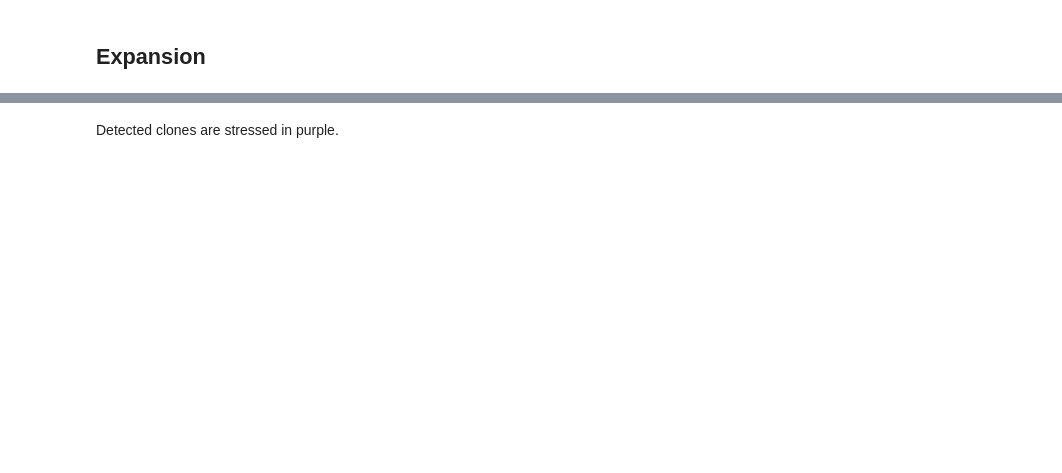
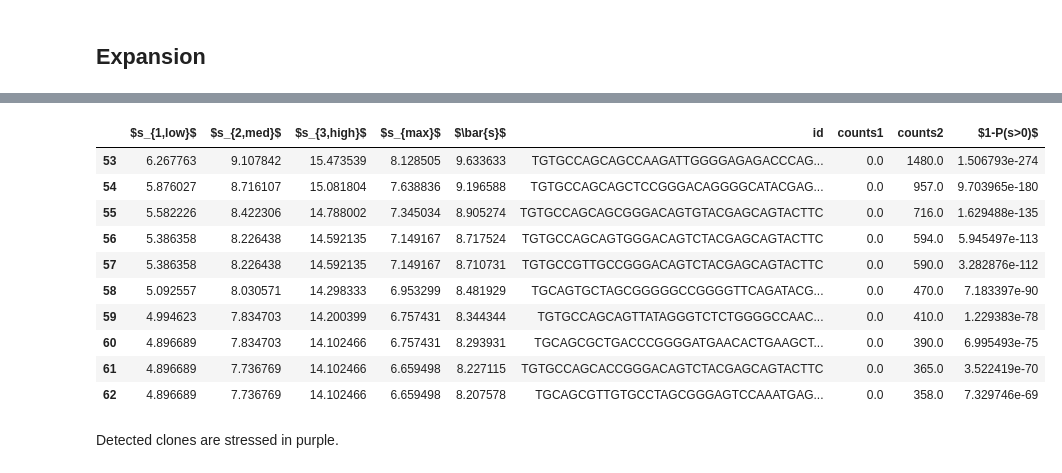
Before and after one commit to statbiophys/NoisET, a Jupyter notebook: NoisET example - Detection of responding clones.ipynb, the cells around one changed output, grey strips where cells are left out. Saved outputs shown, nothing was run; the diff lists cells and outputs as text; code cells hidden in the pictures; blank space fills up the shorter version.

```diff
--- a/NoisET example - Detection of responding clones.ipynb
+++ b/NoisET example - Detection of responding clones.ipynb
@@ -122,3 +85,17 @@ table_expansion
+# %%
+table[:10]
+# %% [output]
+|  | $s_{1,low}$ | $s_{2,med}$ | $s_{3,high}$ | $s_{max}$ | $\bar{s}$ | id | counts1 | counts2 | $1-P(s>0)$ |
+| 53 | 6.267763 | 9.107842 | 15.473539 | 8.128505 | 9.633633 | TGTGCCAGCAGCCAAGATTGGGGAGAGACCCAG... | 0.0 | 1480.0 | 1.506793e-274 |
+| 54 | 5.876027 | 8.716107 | 15.081804 | 7.638836 | 9.196588 | TGTGCCAGCAGCTCCGGGACAGGGGCATACGAG... | 0.0 | 957.0 | 9.703965e-180 |
+| 55 | 5.582226 | 8.422306 | 14.788002 | 7.345034 | 8.905274 | TGTGCCAGCAGCGGGACAGTGTACGAGCAGTACTTC | 0.0 | 716.0 | 1.629488e-135 |
+| 56 | 5.386358 | 8.226438 | 14.592135 | 7.149167 | 8.717524 | TGTGCCAGCAGTGGGACAGTCTACGAGCAGTACTTC | 0.0 | 594.0 | 5.945497e-113 |
+| 57 | 5.386358 | 8.226438 | 14.592135 | 7.149167 | 8.710731 | TGTGCCGTTGCCGGGACAGTCTACGAGCAGTACTTC | 0.0 | 590.0 | 3.282876e-112 |
+| 58 | 5.092557 | 8.030571 | 14.298333 | 6.953299 | 8.481929 | TGCAGTGCTAGCGGGGGCCGGGGTTCAGATACG... | 0.0 | 470.0 | 7.183397e-90 |
+| 59 | 4.994623 | 7.834703 | 14.200399 | 6.757431 | 8.344344 | TGTGCCAGCAGTTATAGGGTCTCTGGGGCCAAC... | 0.0 | 410.0 | 1.229383e-78 |
+| 60 | 4.896689 | 7.834703 | 14.102466 | 6.757431 | 8.293931 | TGCAGCGCTGACCCGGGGATGAACACTGAAGCT... | 0.0 | 390.0 | 6.995493e-75 |
+| 61 | 4.896689 | 7.736769 | 14.102466 | 6.659498 | 8.227115 | TGTGCCAGCACCGGGACAGTCTACGAGCAGTACTTC | 0.0 | 365.0 | 3.522419e-70 |
+| 62 | 4.896689 | 7.736769 | 14.102466 | 6.659498 | 8.207578 | TGCAGCGTTGTGCCTAGCGGGAGTCCAAATGAG... | 0.0 | 358.0 | 7.329746e-69 |
 # %% [markdown]
 Detected clones are stressed in purple.
 # %%
```
Also changed, not shown: parts of 11 cells of this notebook, 16 other files.
